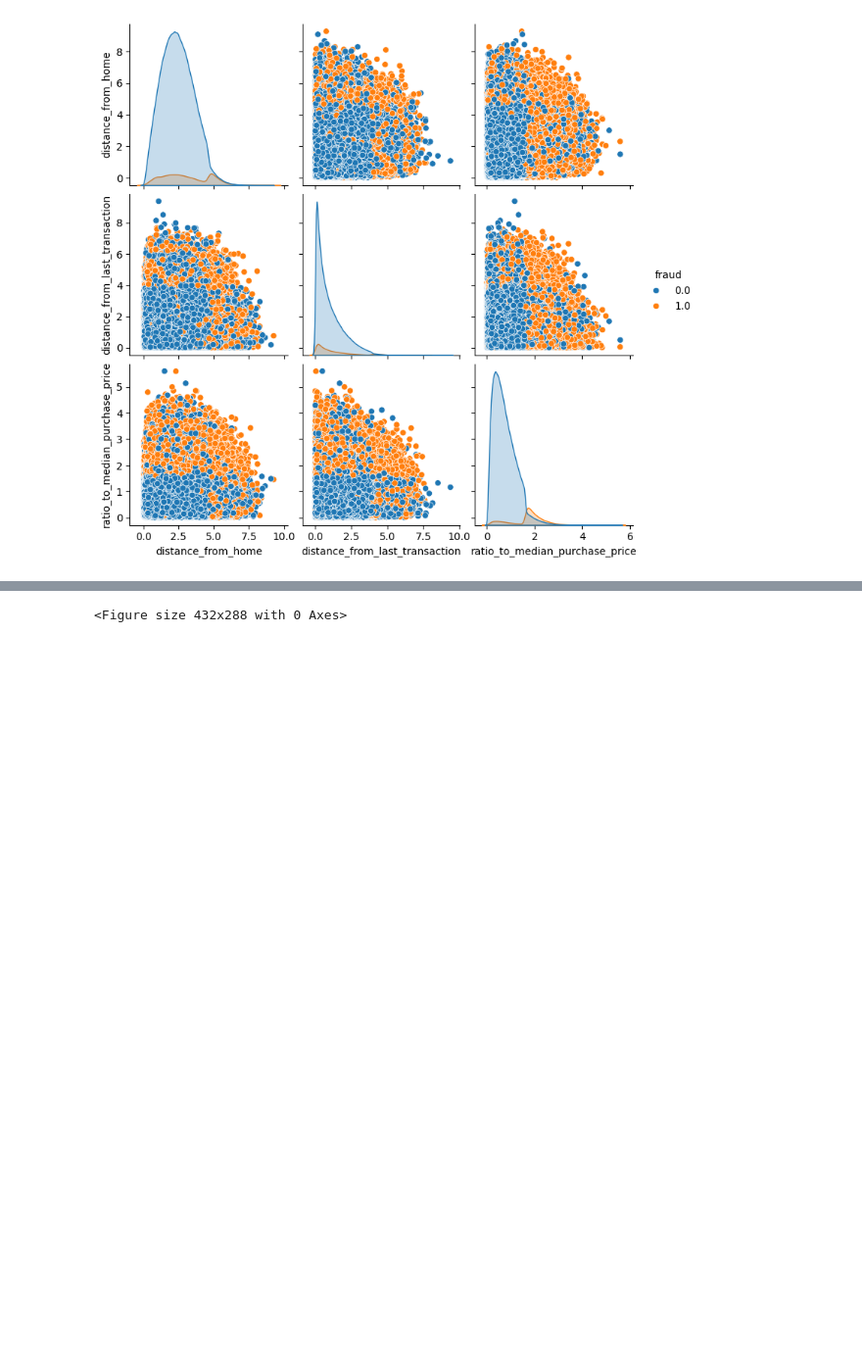
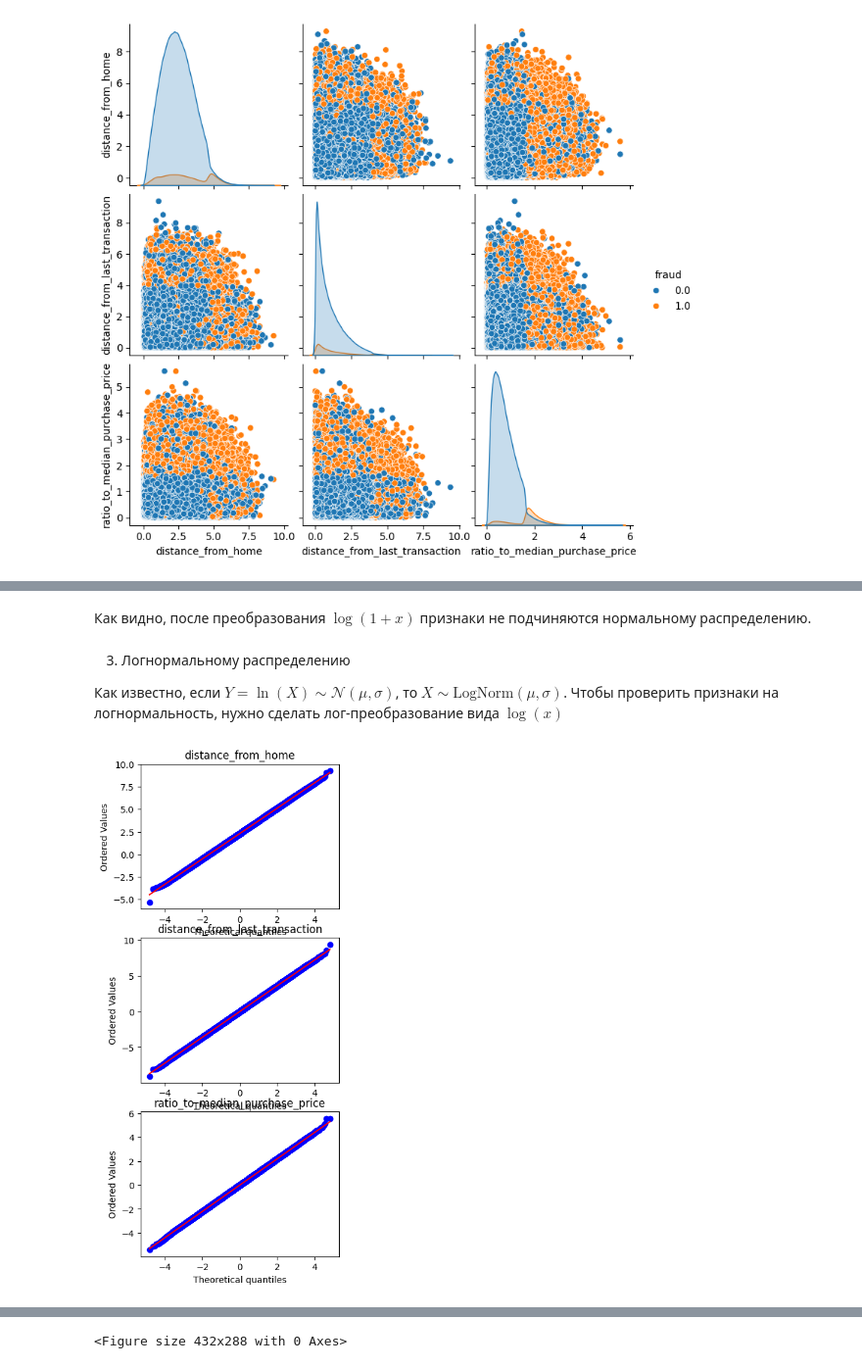
Before and after one commit to antohachekhov/Credit-Card-Fraud, a Jupyter notebook: eda_dataset.ipynb, the cells around one changed output, grey strips where cells are left out. Shown at 98% size. Cells and saved outputs as stored; diff of their text form; code cells hidden in the pictures; blank space fills up the shorter version.

```diff
--- a/eda_dataset.ipynb
+++ b/eda_dataset.ipynb
@@ -166,10 +176,3 @@ sns.pairplot(dataset_log, hue="fraud")
 # %% [output]
 <seaborn.axisgrid.PairGrid at 0x...>
 [figure]
-# %%
-dataset_log = dataset[numeric_features + ['fraud']].copy()
-
-for col in numeric_features:
-    dataset_log[col] = np.log1p(dataset[col])
-
-sns.pairplot(dataset_log, hue="fraud")
@@ -233,0 +215,19 @@ print(f"Доля мошенничества в данных для выброс
+# %% [markdown]
+Как видно, после преобразования $\log(1+x)$ признаки не подчиняются нормальному распределению.
+# %% [markdown]
+3. Логнормальному распределению
+
+Как известно, если $Y=\ln(X)\sim\mathcal{N}(\mu,\sigma)$, то $X\sim\text{LogNorm}(\mu,\sigma)$. Чтобы проверить признаки на логнормальность, нужно сделать лог-преобразование вида $\log(x)$
+# %%
+# сделаем лог-преобразование вида log(x) для числовых признаков
+dataset_log = dataset[numeric_features + ['fraud']].copy()
+for col in numeric_features:
+    dataset_log[col] = np.log(dataset[col])
+
+fig, axis = plt.subplots(3, 1, figsize=(4, 10))
+for i, feature in enumerate(numeric_features):
+  stats.probplot(dataset_log[feature], dist="norm", plot=axis[i])
+  axis[i].set_title(feature)
+plt.show()
+# %% [output]
+[figure, added]
```
Also changed, not shown: parts of 38 cells of this notebook.
